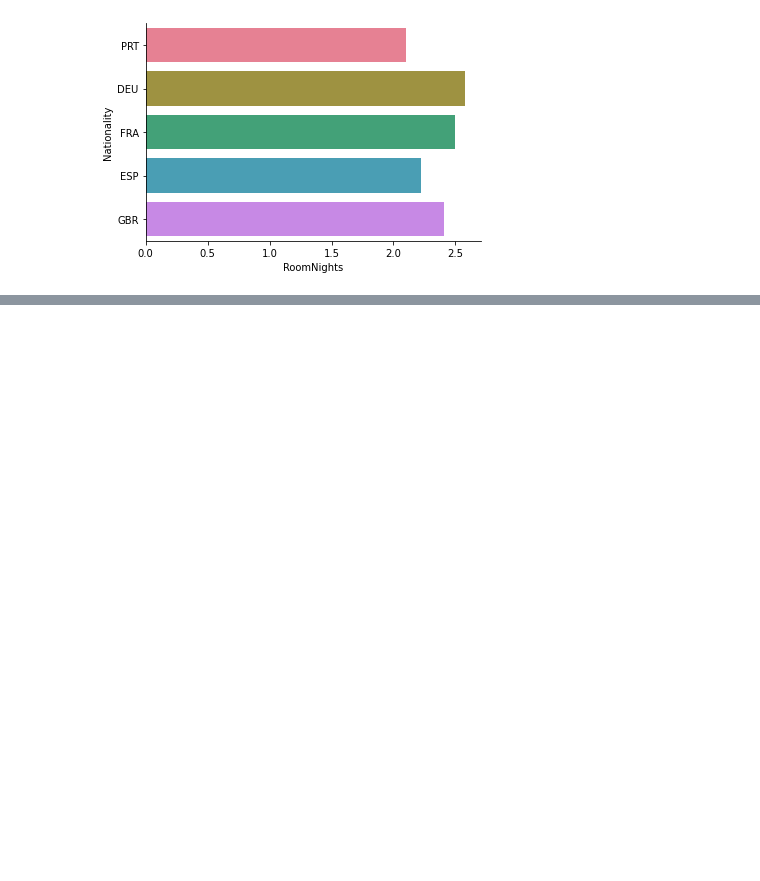
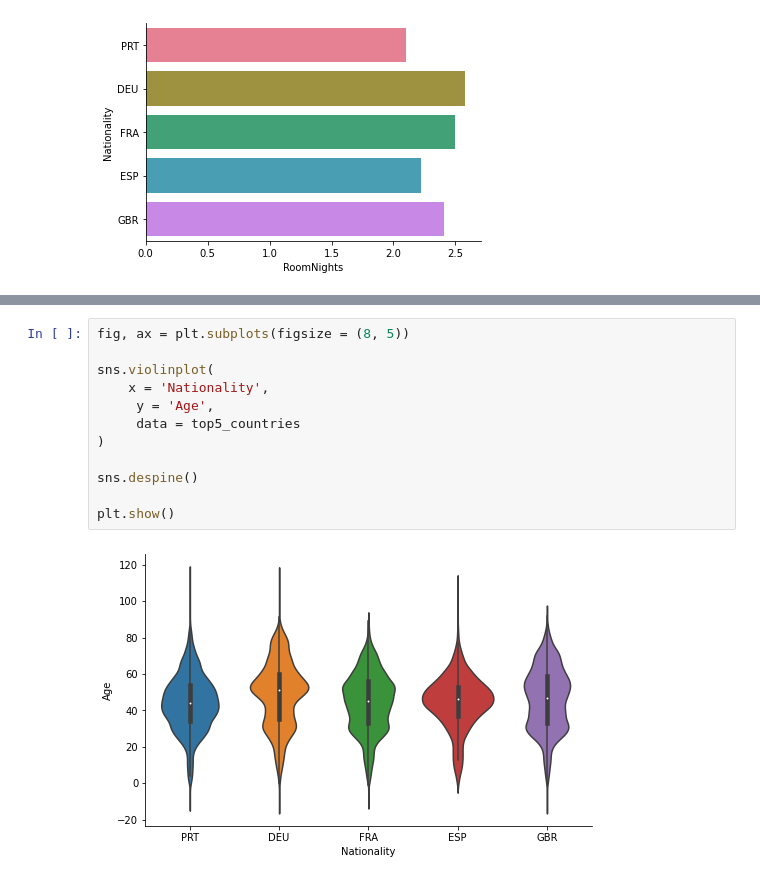
Before and after one commit to naruhikohama/dataviz-python, a Jupyter notebook: Seaborn/seaborn_assignments.ipynb, the cells around one changed output, grey strips where cells are left out. Drawn from its saved outputs; the diff is of its cells as text; blank space fills up the shorter version.

```diff
--- a/Seaborn/seaborn_assignments.ipynb
+++ b/Seaborn/seaborn_assignments.ipynb
@@ -51,0 +81,14 @@ plt.show()
+# %%
+fig, ax = plt.subplots(figsize = (8, 5))
+
+sns.violinplot(
+    x = 'Nationality',
+     y = 'Age',
+     data = top5_countries
+)
+
+sns.despine()
+
+plt.show()
+# %% [output]
+[figure, added]
```
Also changed, not shown: parts of 3 cells of this notebook.
